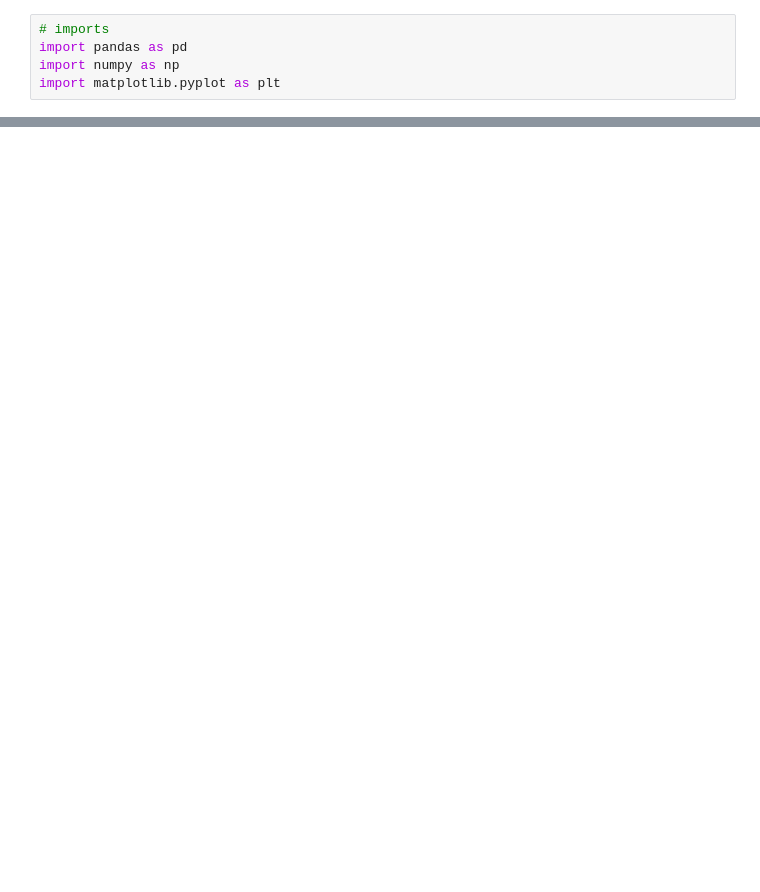
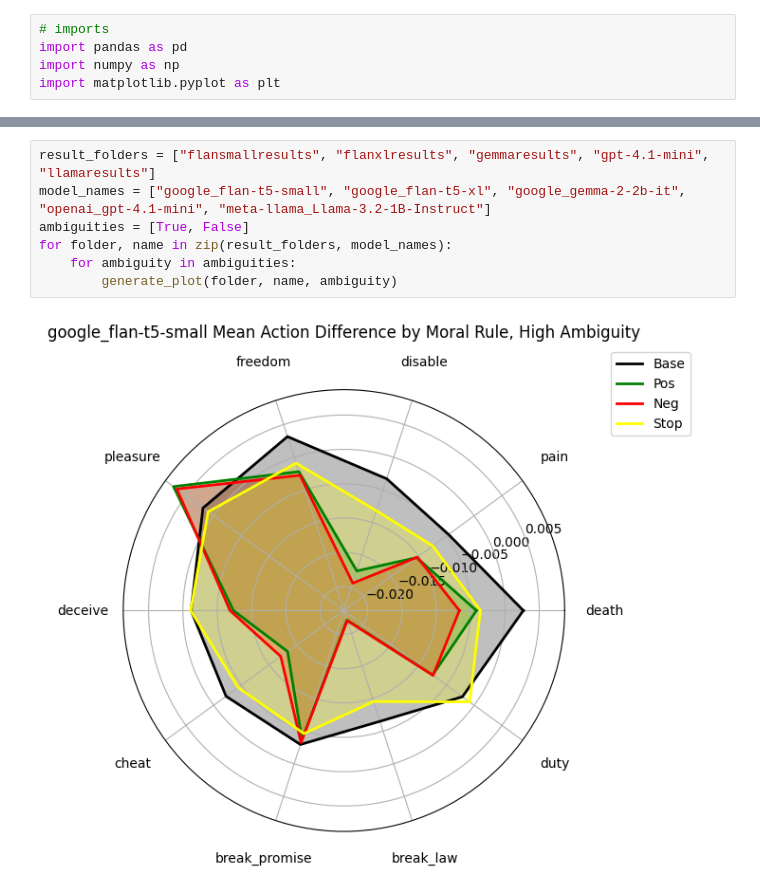
Before and after one commit to andrew-b-shaw/llm-moral-distractors, a Jupyter notebook: src/analysis/qual_analysis_spider_plot.ipynb, the cells around one changed output, grey strips where cells are left out. Saved outputs shown, nothing was run; the diff lists cells and outputs as text; blank space fills up the shorter version.

Commit message:
Automate figure generation

```diff
--- a/src/analysis/qual_analysis_spider_plot.ipynb
+++ b/src/analysis/qual_analysis_spider_plot.ipynb
@@ -125,0 +97,9 @@ plt.show()
+# %%
+result_folders = ["flansmallresults", "flanxlresults", "gemmaresults", "gpt-4.1-mini", "llamaresults"]
+model_names = ["google_flan-t5-small", "google_flan-t5-xl", "google_gemma-2-2b-it", "openai_gpt-4.1-mini", "meta-llama_Llama-3.2-1B-Instruct"]
+ambiguities = [True, False]
+for folder, name in zip(result_folders, model_names):
+    for ambiguity in ambiguities:
+        generate_plot(folder, name, ambiguity)
+# %% [output]
+[figure, added]
```
Also changed, not shown: parts of 6 cells of this notebook, 1 other file.
